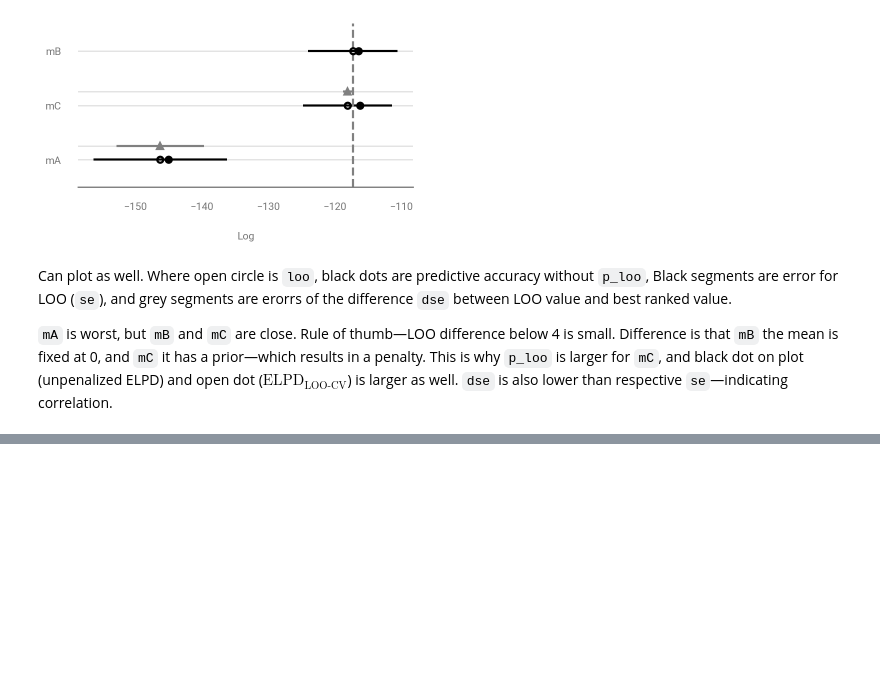
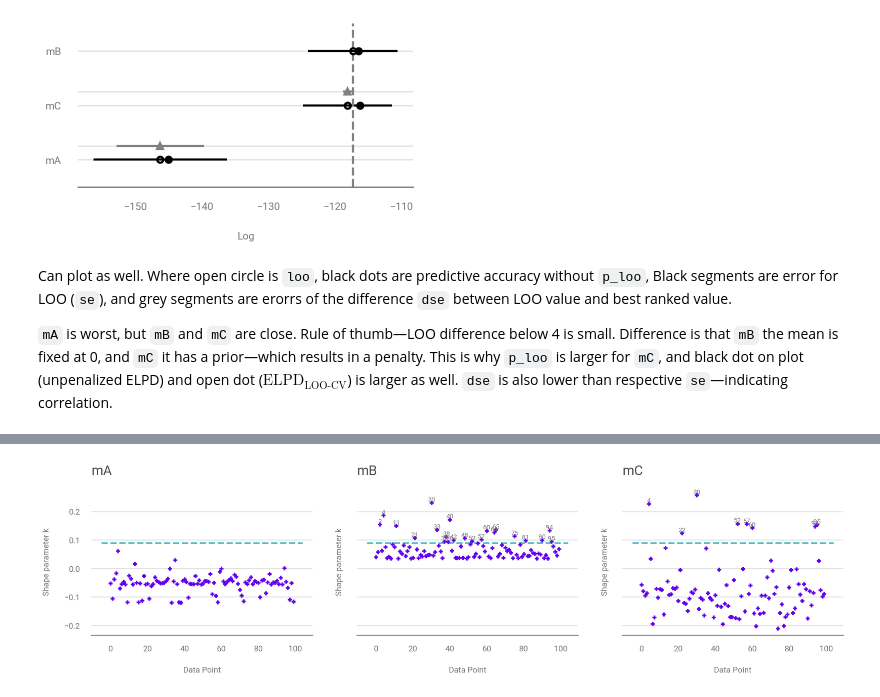
Before and after one commit to paw-lu/bayesian-modeling-computation-python, a Jupyter notebook: notebooks/2_exploratory_analysis_of_bayesian_models.ipynb, the cells around one changed output, grey strips where cells are left out. Drawn from its saved outputs; the diff is of its cells as text; code cells hidden in the pictures; blank space fills up the shorter version.

```diff
--- a/notebooks/2_exploratory_analysis_of_bayesian_models.ipynb
+++ b/notebooks/2_exploratory_analysis_of_bayesian_models.ipynb
@@ -563,0 +599,14 @@ correlation.
+# %%
+_, axes = plt.subplots(1, 3, figsize=(20, 4), sharey=True)
+for model, ax in zip(idatas_cmp, axes):
+    loo = az.loo(idatas_cmp[model], pointwise=True)
+    az.plot_khat(
+        loo,
+        ax=ax,
+        threshold=0.09,
+        show_hlines=True,
+        hlines_kwargs={"hlines": 0.09, "ls": "--"},
+    )
+    ax.set_title(model)
+# %% [output]
+[figure, added]
```
Also changed, not shown: parts of 14 cells of this notebook, 1 other file.
